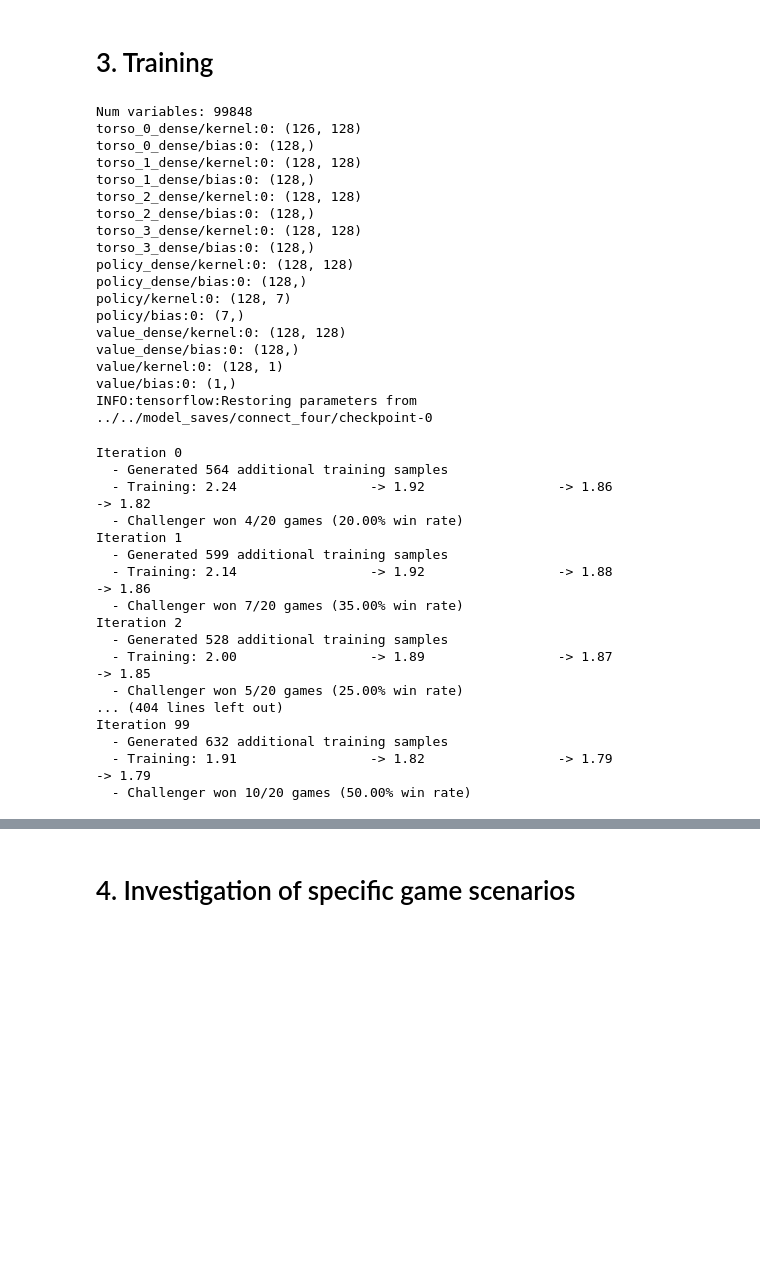
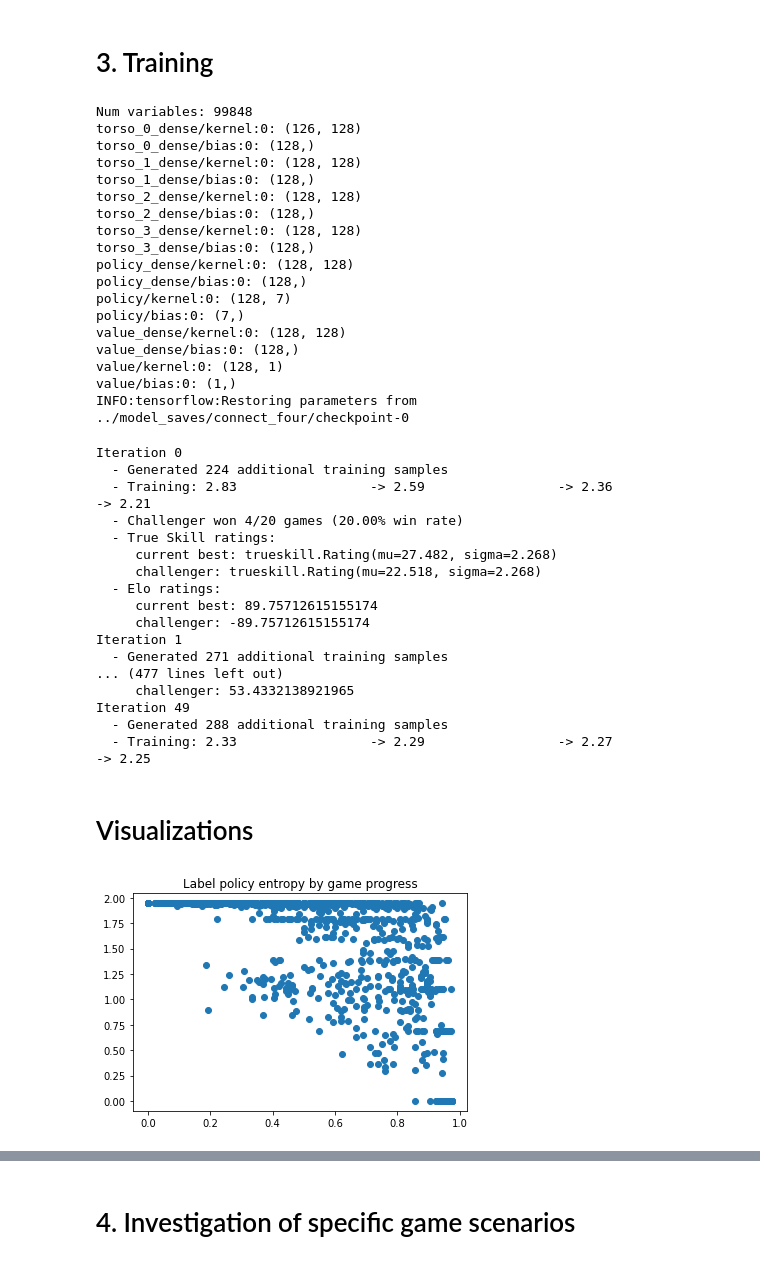
Before and after one commit to tobias-kirschstein/alpha-one, a Jupyter notebook: notebooks/03_alphazero_training.ipynb, the cells around one changed output, grey strips where cells are left out. Drawn from its saved outputs; the diff is of its cells as text; code cells hidden in the pictures; blank space fills up the shorter version.

Commit message:
Implement Elo & TrueSkill metrics, Fix bug in training

```diff
--- a/notebooks/03_alphazero_training.ipynb
+++ b/notebooks/03_alphazero_training.ipynb
@@ -189,7 +207,7 @@ def copy_and_create_checkpoint(iteration):
 # 3. Training
 # %%
 game = pyspiel.load_game("connect_four")
-model = build_model(game, 'mlp')
+model = build_model(game)
 print("Num variables:", model.num_trainable_variables)
 model.print_trainable_variables()
 model_current_best = copy_and_create_checkpoint(0)
@@ -211,4 +229,4 @@ value_dense/kernel:0: (128, 128)
 value_dense/bias:0: (128,)
 value/kernel:0: (128, 1)
 value/bias:0: (1,)
-INFO:tensorflow:Restoring parameters from ../../model_saves/connect_four/checkpoint-0
+INFO:tensorflow:Restoring parameters from ../model_saves/connect_four/checkpoint-0
@@ -225,24 +250,68 @@ for iteration in range(n_iterations):
 
     # 3 Evaluate trained model against current best model
     challenger_win_rate = evaluate_challenger_model(model, model_current_best)
+
+    # Update True Skill ratings
+    current_ratings = rating_system_true_skill.calculate_ratings(match_outcomes)
+    elo_ratings = rating_system_elo.calculate_ratings(match_outcomes)
+    print(f"  - True Skill ratings:")
+    print(f"     current best: {current_ratings[player_id_current_best]}")
+    print(f"     challenger: {current_ratings[player_id_challenger]}")
+    print(f"  - Elo ratings:")
+    print(f"     current best: {elo_ratings[player_id_current_best]}")
+    print(f"     challenger: {elo_ratings[player_id_challenger]}")
+    match_outcomes = []
+    player_id_challenger += 1
+
     if challenger_win_rate > 0.55:
         print(f"  - Model at iteration {iteration} supersedes previous model ({challenger_win_rate:.2%} win rate)")
         model_current_best = copy_and_create_checkpoint(iteration)
+
+        player_id_current_best = player_id_challenger - 1
 # %% [output]
 Iteration 0
-  - Generated 564 additional training samples
-  - Training: 2.24                 -> 1.92                 -> 1.86                 -> 1.82
+  - Generated 224 additional training samples
+  - Training: 2.83                 -> 2.59                 -> 2.36                 -> 2.21
   - Challenger won 4/20 games (20.00% win rate)
+  - True Skill ratings:
+     current best: trueskill.Rating(mu=27.482, sigma=2.268)
+     challenger: trueskill.Rating(mu=22.518, sigma=2.268)
+  - Elo ratings:
+     current best: 89.75712615155174
+     challenger: -89.75712615155174
 Iteration 1
-  - Generated 599 additional training samples
-  - Training: 2.14                 -> 1.92                 -> 1.88                 -> 1.86
-  - Challenger won 7/20 games (35.00% win rate)
-Iteration 2
-  - Generated 528 additional training samples
-  - Training: 2.00                 -> 1.89                 -> 1.87                 -> 1.85
-  - Challenger won 5/20 games (25.00% win rate)
-... (404 lines left out)
-Iteration 99
-  - Generated 632 additional training samples
-  - Training: 1.91                 -> 1.82                 -> 1.79                 -> 1.79
-  - Challenger won 10/20 games (50.00% win rate)
+  - Generated 271 additional training samples
+... (477 lines left out)
+     challenger: 53.4332138921965
+Iteration 49
+  - Generated 288 additional training samples
+  - Training: 2.33                 -> 2.29                 -> 2.27                 -> 2.25
+# %% [markdown]
+# Visualizations
+# %%
+def extract_histories(train_inputs):
+    histories = []
+    current_history = []
+    for sample in train_inputs:
+        n_pieces_played = (1 - np.array(sample.observation).reshape(3, 6, 7)[2]).sum()
+        if n_pieces_played == 0 and current_history:
+            histories.append(current_history)
+            current_history = []
+        current_history.append(sample)
+    if n_pieces_played == 0 and current_history:
+        histories.append(current_history)
+    return histories
+# %%
+plot_data = []
+for history in extract_histories(train_inputs):
+    n_samples = len(history)
+    for i, sample in enumerate(history):
+        plot_data.append((i / n_samples, entropy(sample.policy)))
+# %%
+history_progresses, entropies = zip(*plot_data)
+plt.figure()
+plt.title("Label policy entropy by game progress")
+plt.scatter(history_progresses, entropies)
+plt.show()
+# %% [output]
+[figure, added]
```
Also changed, not shown: parts of 12 cells of this notebook, 7 other files.
